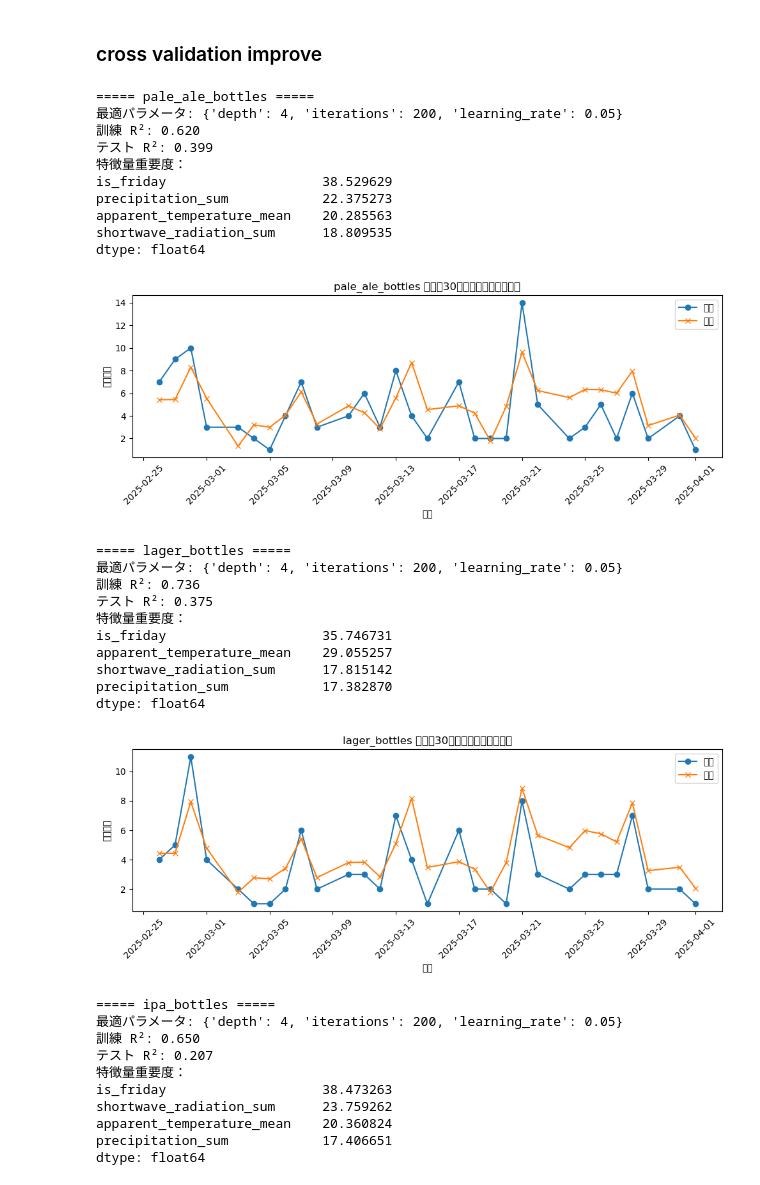
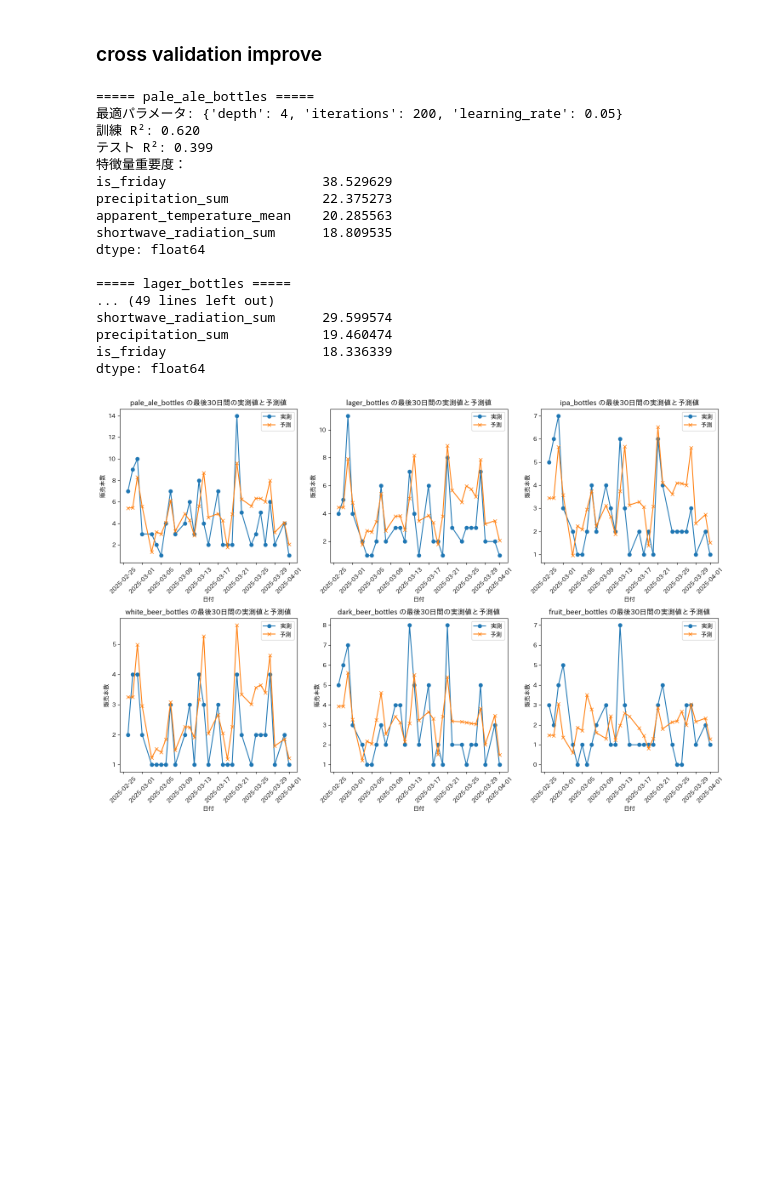
Before and after one commit to AICloud-TeamE/Python-AI, a Jupyter notebook: src.ipynb, the cells around one changed output. Cells and saved outputs as stored; diff of their text form; code cells hidden in the pictures; blank space fills up the shorter version.

```diff
--- a/src.ipynb
+++ b/src.ipynb
@@ -436,6 +436,7 @@ import pandas as pd
 from catboost import CatBoostRegressor
 from sklearn.model_selection import GridSearchCV
 import matplotlib.pyplot as plt
+import japanize_matplotlib  # 日本語フォント設定
 
 # データの読み込み
 df = pd.read_feather("./data/newdf.feather")
@@ -474,8 +475,12 @@ param_grid = {
     'iterations': [200]
 }
 
-# 各ターゲット変数に対してモデルを構築
-for target in target_columns:
+# 2x3 のプロット領域を作成
+fig, axes = plt.subplots(2, 3, figsize=(15, 10))
+axes = axes.flatten()
+
+# 各ターゲット変数に対してモデルを構築し、最後30日の実測／予測を同一図に描画
+for idx, target in enumerate(target_columns):
     print(f"===== {target} =====")
     X = df[feature_columns]
     y = df[target]
@@ -499,7 +504,6 @@ for target in target_columns:
         cv=5,
         n_jobs=-1
     )
-
     # Is_Friday（0列目）をカテゴリ特徴量として扱う
     grid_search.fit(X_train, y_train, cat_features=[0])
     best_model = grid_search.best_estimator_
@@ -508,64 +512,51 @@ for target in target_columns:
     best_model.save_model(f"saved_models/{target}.cbm")
 
     # 訓練およびテストスコアを表示
     train_score = best_model.score(X_train, y_train)
-    test_score   = best_model.score(X_test, y_test)
+    test_score  = best_model.score(X_test, y_test)
     print("最適パラメータ:", grid_search.best_params_)
     print(f"訓練 R²: {train_score:.3f}")
     print(f"テスト R²: {test_score:.3f}")
 
     # 特徴量重要度
     importances = pd.Series(
         best_model.feature_importances_,
         index=X.columns
     )
     print("特徴量重要度：")
     print(importances.sort_values(ascending=False))
 
-    # 最後の30日間の実測値と予測値の折れ線グラフ
+    # プロット
+    ax = axes[idx]
     y_pred = best_model.predict(X_test)
-    plt.figure(figsize=(10, 4))
-    plt.plot(dates_test, y_test.values, marker='o', label='実測')
-    plt.plot(dates_test, y_pred,    marker='x', label='予測')
-    plt.xlabel('日付')
-    plt.ylabel('販売本数')
-    plt.title(f"{target} の最後30日間の実測値と予測値")
-    plt.legend()
-    plt.xticks(rotation=45)
-    plt.tight_layout()
-    plt.show()
+    ax.plot(dates_test, y_test.values, marker='o', label='実測')
+    ax.plot(dates_test, y_pred,    marker='x', label='予測')
+    ax.set_xlabel('日付')
+    ax.set_ylabel('販売本数')
+    ax.set_title(f"{target} の最後30日間の実測値と予測値")
+    ax.legend()
+    ax.tick_params(axis='x', rotation=45)
 
     print()
+
+plt.tight_layout()
+plt.show()
 # %% [output]
 ===== pale_ale_bottles =====
 最適パラメータ: {'depth': 4, 'iterations': 200, 'learning_rate': 0.05}
 訓練 R²: 0.620
 テスト R²: 0.399
 特徴量重要度：
 is_friday                    38.529629
 precipitation_sum            22.375273
 apparent_temperature_mean    20.285563
 shortwave_radiation_sum      18.809535
 dtype: float64
+
+===== lager_bottles =====
+... (49 lines left out)
+shortwave_radiation_sum      29.599574
+precipitation_sum            19.460474
+is_friday                    18.336339
+dtype: float64
-[figure, old version]
+[figure, new version]
-===== lager_bottles =====
-最適パラメータ: {'depth': 4, 'iterations': 200, 'learning_rate': 0.05}
-訓練 R²: 0.736
-テスト R²: 0.375
-特徴量重要度：
-is_friday                    35.746731
-apparent_temperature_mean    29.055257
-shortwave_radiation_sum      17.815142
-precipitation_sum            17.382870
-dtype: float64
-[figure, removed]
-===== ipa_bottles =====
-最適パラメータ: {'depth': 4, 'iterations': 200, 'learning_rate': 0.05}
-訓練 R²: 0.650
-テスト R²: 0.207
-特徴量重要度：
-is_friday                    38.473263
-shortwave_radiation_sum      23.759262
-apparent_temperature_mean    20.360824
-precipitation_sum            17.406651
-dtype: float64
```
Also changed, not shown: parts of 1 cell of this notebook, 9 other files.
